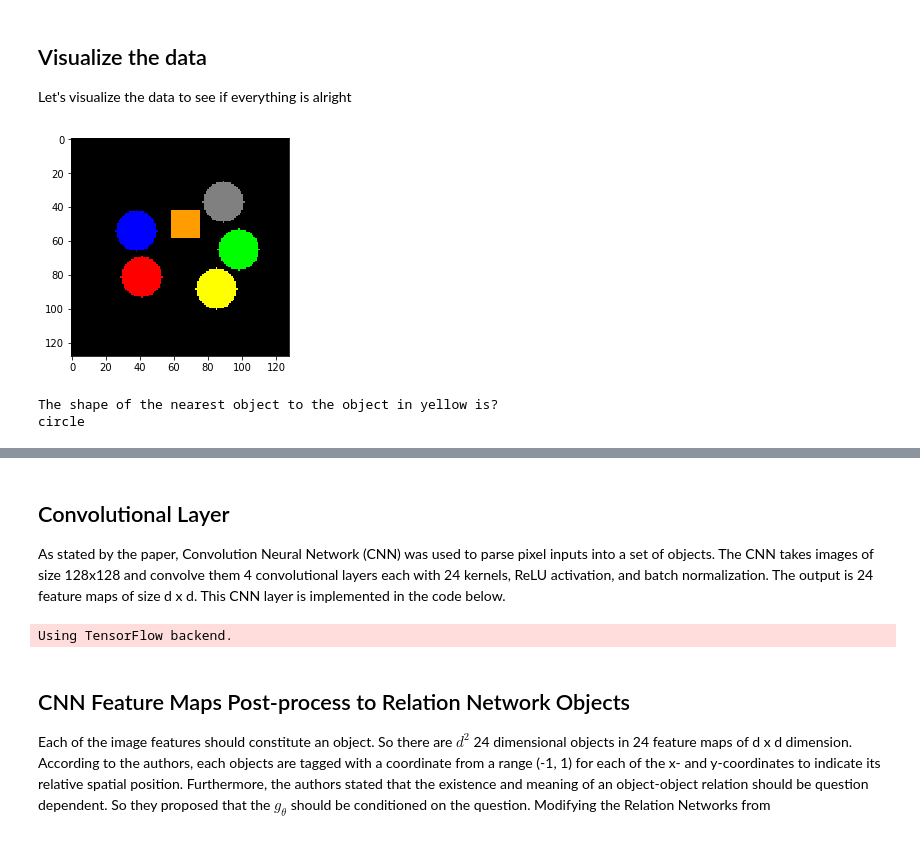
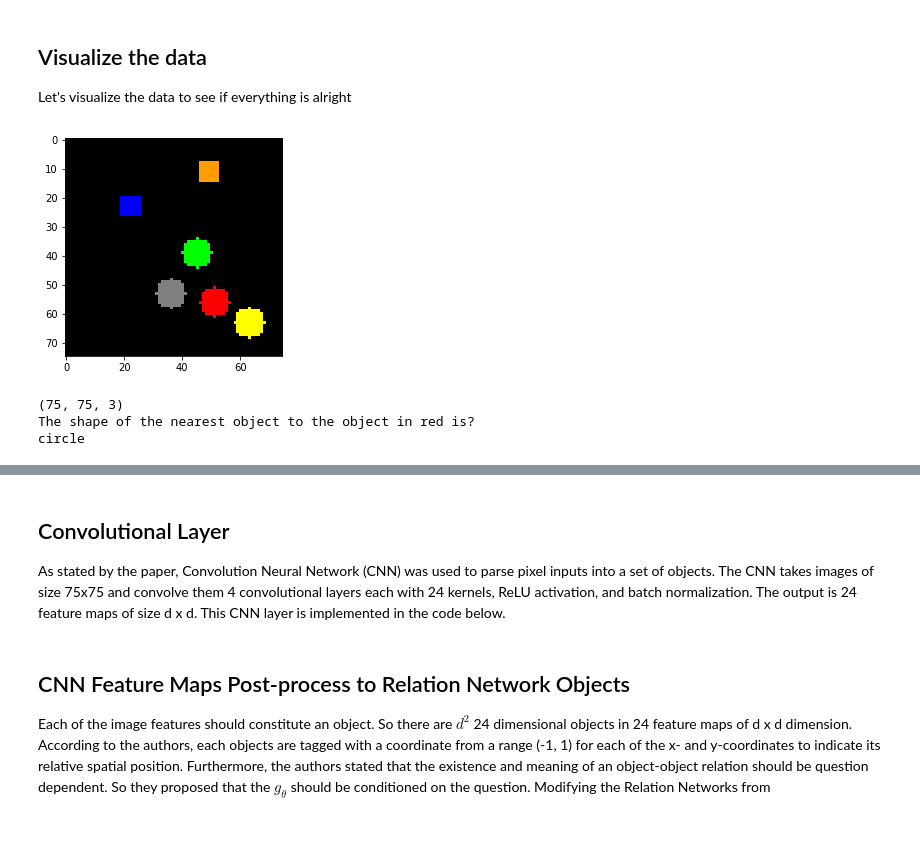
Before and after one commit to tcl326/relation-networks, a Jupyter notebook: A Simple Neural Network Module for Relational Reasoning.ipynb, the cells around one changed output, grey strips where cells are left out. Drawn from its saved outputs; the diff is of its cells as text; code cells hidden in the pictures.

```diff
--- a/A Simple Neural Network Module for Relational Reasoning.ipynb
+++ b/A Simple Neural Network Module for Relational Reasoning.ipynb
@@ -141,14 +141,17 @@ def translate_answer(a):
     return np.argwhere(a[4:])[0][0] + 1
 # %%
 import numpy as np
-idx = 10
+idx = 20
+idb = 10
 img, q, a = train_dataset[idx]
 visualize_img(img/255)
-print translate_question(q[0])
-print translate_answer(a[0])
+print img.shape
+print translate_question(q[idb])
+print translate_answer(a[idb])
 # %% [output]
-[figure, old version]
+[figure, new version]
-The shape of the nearest object to the object in yellow is?
+(75, 75, 3)
+The shape of the nearest object to the object in red is?
 circle
 # %% [markdown]
 ## Visual Question and Answer Sort-of-CLEVR Architecture
@@ -161,25 +164,23 @@ We will go through and implement each section of the architecture individually a
 # %% [markdown]
 ## Convolutional Layer
 
-As stated by the paper, Convolution Neural Network (CNN) was used to parse pixel inputs into a set of objects. The CNN takes images of size 128x128 and convolve them 4 convolutional layers each with 24 kernels, ReLU activation, and batch normalization. The output is 24 feature maps of size d x d. This CNN layer is implemented in the code below.
+As stated by the paper, Convolution Neural Network (CNN) was used to parse pixel inputs into a set of objects. The CNN takes images of size 75x75 and convolve them 4 convolutional layers each with 24 kernels, ReLU activation, and batch normalization. The output is 24 feature maps of size d x d. This CNN layer is implemented in the code below.
 # %%
 import keras
 from keras.layers.convolutional import Conv2D
 
-def ConvolutionNetworks(kernel_size=5, stride_size=2):
+def ConvolutionNetworks(kernel_size=3, stride_size=2):
     def conv(model):
-        model = Conv2D(32, (kernel_size, kernel_size), strides=(stride_size, stride_size),activation='relu',input_shape=(128, 128, 3), data_format='channels_last')(model)
+        model = Conv2D(24, (5, 5), strides=(stride_size, stride_size),activation='relu',input_shape=(75, 75, 3), data_format='channels_last')(model)
         model = BatchNormalization()(model)
-        model = Conv2D(64, (kernel_size, kernel_size), strides=(stride_size, stride_size),activation='relu')(model)
+        model = Conv2D(24, (5, 5), strides=(stride_size, stride_size),activation='relu')(model)
         model = BatchNormalization()(model)
-        model = Conv2D(128, (kernel_size, kernel_size), strides=(stride_size, stride_size),activation='relu')(model)
+        model = Conv2D(24, (kernel_size, kernel_size), strides=(stride_size, stride_size),activation='relu')(model)
         model = BatchNormalization()(model)
-        model = Conv2D(256, (kernel_size, kernel_size), strides=(stride_size, stride_size),activation='relu')(model)
+        model = Conv2D(24, (3, 3), strides=(1, 1),activation='relu')(model)
         model = BatchNormalization()(model)
         return model
     return conv
-# %% [output]
-Using TensorFlow backend.
 # %% [markdown]
 ## CNN Feature Maps Post-process to Relation Network Objects
 
```
Also changed, not shown: parts of 23 cells of this notebook, 4 other files.
